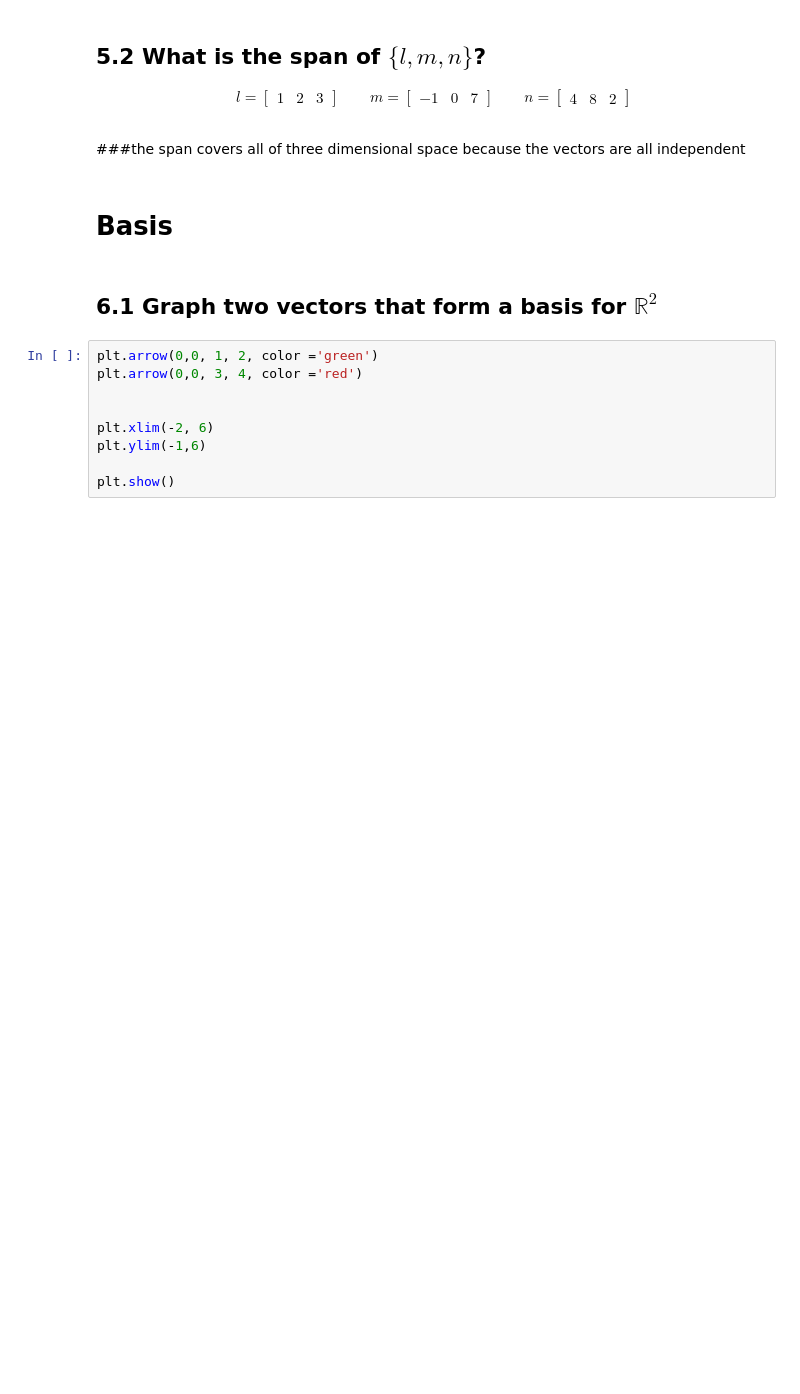
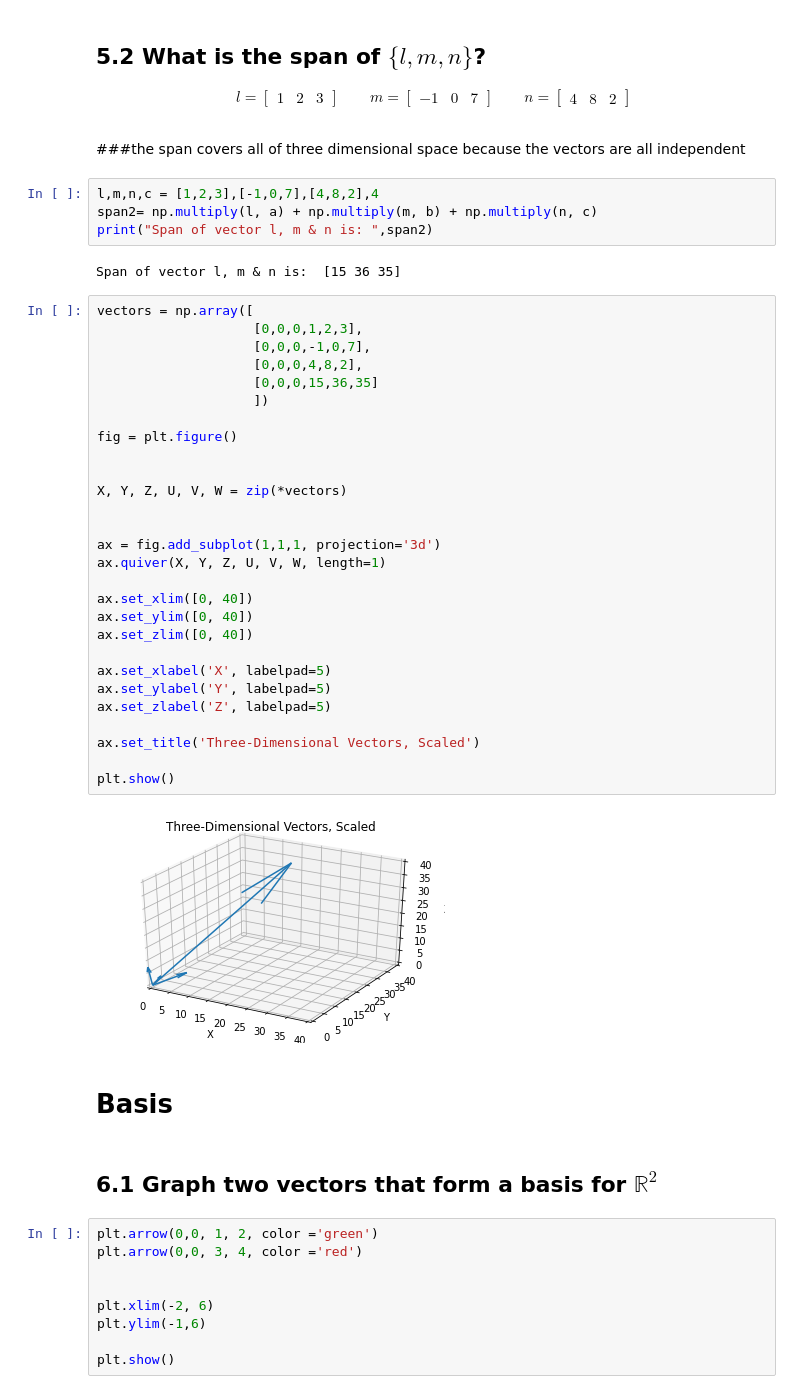
Before and after one commit to njaiprakash/DS-Unit-1-Sprint-3-Linear-Algebra, a Jupyter notebook: module2-intermediate-linear-algebra/LS_DS_132_Intermediate_Linear_Algebra_Assignment.ipynb, the cells around one changed output. Saved outputs shown, nothing was run; the diff lists cells and outputs as text; blank space fills up the shorter version.

```diff
--- a/module2-intermediate-linear-algebra/LS_DS_132_Intermediate_Linear_Algebra_Assignment.ipynb
+++ b/module2-intermediate-linear-algebra/LS_DS_132_Intermediate_Linear_Algebra_Assignment.ipynb
@@ -303,6 +365,42 @@ n = \begin{bmatrix} 4 & 8  & 2\end{bmatrix}
 \end{align}
 # %% [markdown]
 ###the span covers all of three dimensional space because the vectors are all independent
+# %%
+l,m,n,c = [1,2,3],[-1,0,7],[4,8,2],4
+span2= np.multiply(l, a) + np.multiply(m, b) + np.multiply(n, c)
+print("Span of vector l, m & n is: ",span2)
+# %% [output]
+Span of vector l, m & n is:  [15 36 35]
+# %%
+vectors = np.array([
+                    [0,0,0,1,2,3],
+                    [0,0,0,-1,0,7],
+                    [0,0,0,4,8,2],
+                    [0,0,0,15,36,35]
+                    ])
+
+fig = plt.figure()
+
+
+X, Y, Z, U, V, W = zip(*vectors)
+
+
+ax = fig.add_subplot(1,1,1, projection='3d')
+ax.quiver(X, Y, Z, U, V, W, length=1)
+
+ax.set_xlim([0, 40])
+ax.set_ylim([0, 40])
+ax.set_zlim([0, 40])
+
+ax.set_xlabel('X', labelpad=5)
+ax.set_ylabel('Y', labelpad=5)
+ax.set_zlabel('Z', labelpad=5)
+
+ax.set_title('Three-Dimensional Vectors, Scaled')
+
+plt.show()
+# %% [output]
+[figure, added]
 # %% [markdown]
 # Basis
 # %% [markdown]
```
Also changed, not shown: parts of 19 cells of this notebook.
